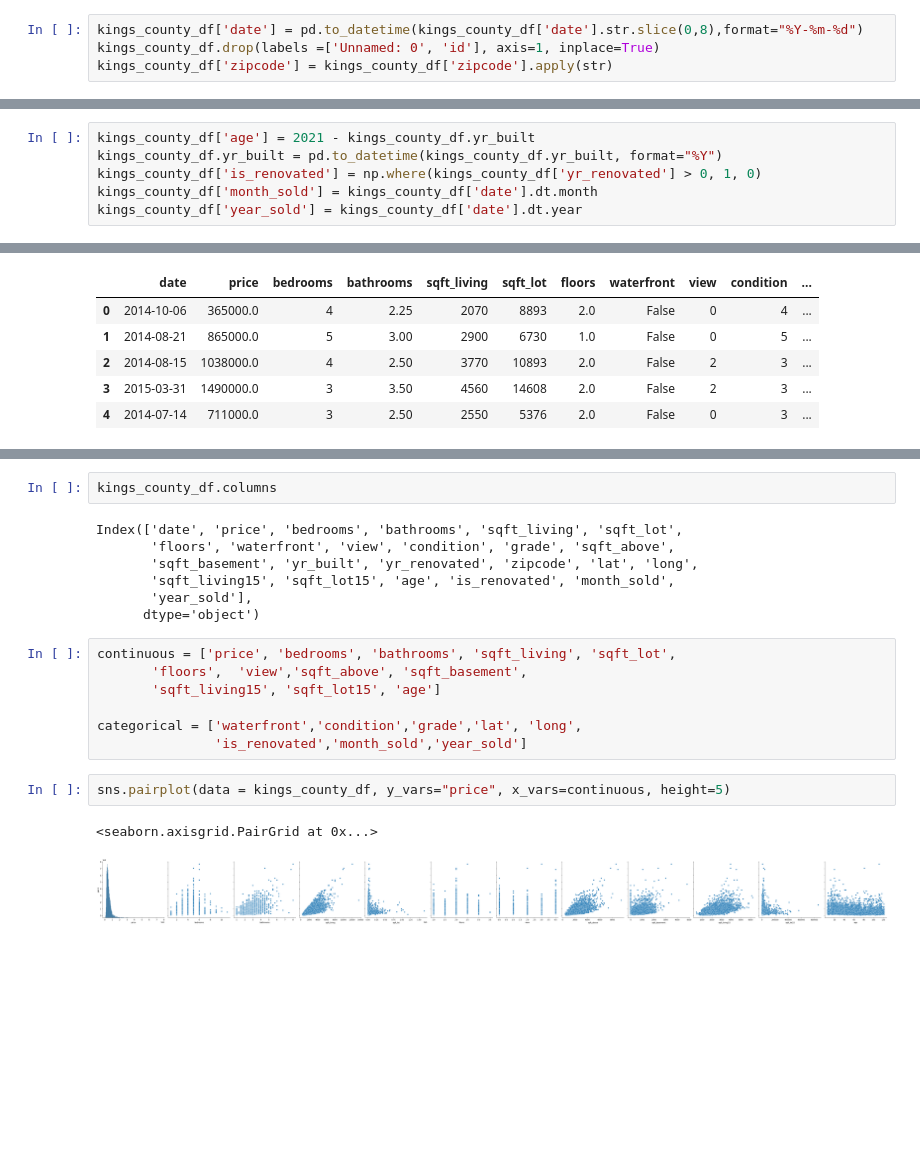
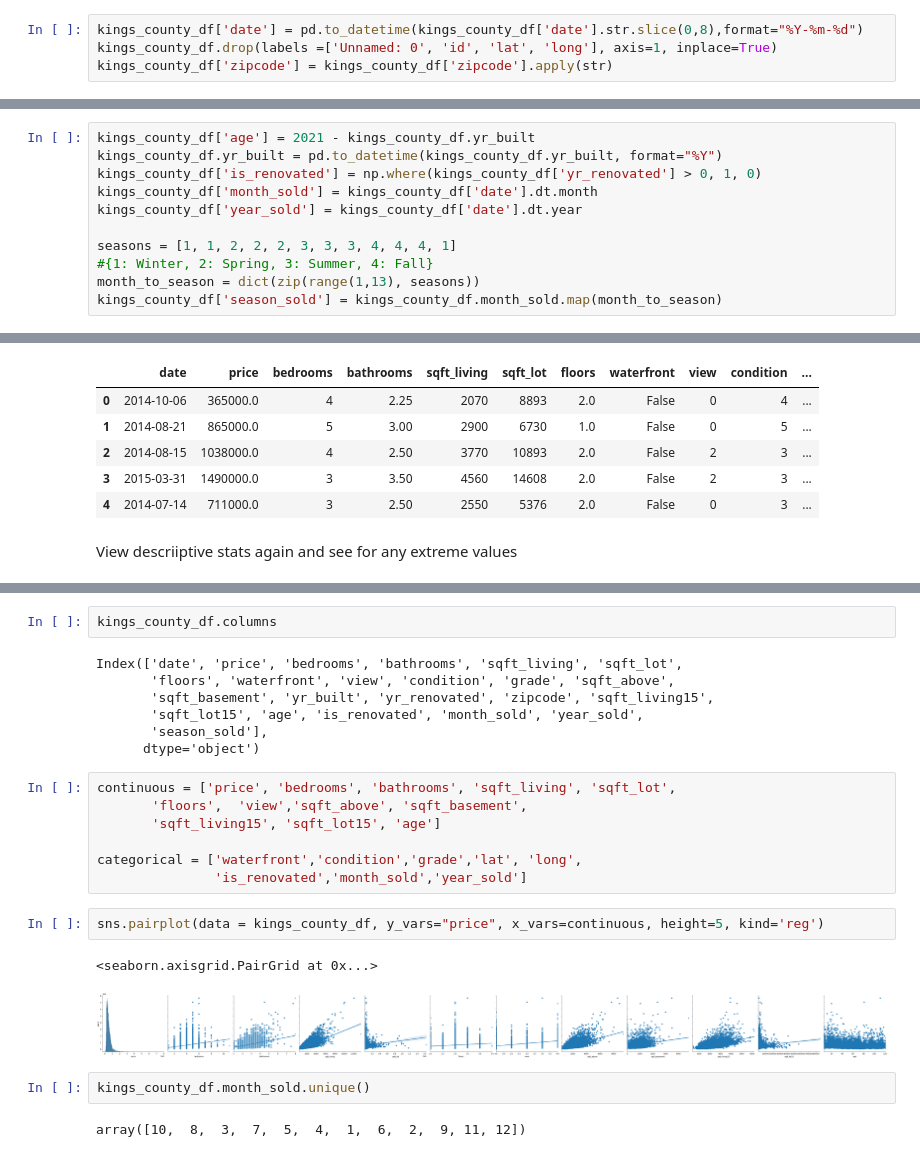
Before and after one commit to jasonarikupurathu/ds-east-042621-lectures, a Jupyter notebook: Phase_2/Phase2_project/Kings_County_Housing_Project.ipynb, the cells around one changed output, grey strips where cells are left out. Cells and saved outputs as stored; diff of their text form; blank space fills up the shorter version.

```diff
--- a/Phase_2/Phase2_project/Kings_County_Housing_Project.ipynb
+++ b/Phase_2/Phase2_project/Kings_County_Housing_Project.ipynb
@@ -58,4 +67,4 @@ kings_county_df.describe()
 # %%
 kings_county_df['date'] = pd.to_datetime(kings_county_df['date'].str.slice(0,8),format="%Y-%m-%d")
-kings_county_df.drop(labels =['Unnamed: 0', 'id'], axis=1, inplace=True)
+kings_county_df.drop(labels =['Unnamed: 0', 'id', 'lat', 'long'], axis=1, inplace=True)
 kings_county_df['zipcode'] = kings_county_df['zipcode'].apply(str)
@@ -157,6 +183,11 @@ kings_county_df.yr_built = pd.to_datetime(kings_county_df.yr_built, format="%Y")
 kings_county_df['is_renovated'] = np.where(kings_county_df['yr_renovated'] > 0, 1, 0)
 kings_county_df['month_sold'] = kings_county_df['date'].dt.month
 kings_county_df['year_sold'] = kings_county_df['date'].dt.year
+
+seasons = [1, 1, 2, 2, 2, 3, 3, 3, 4, 4, 4, 1]
+#{1: Winter, 2: Spring, 3: Summer, 4: Fall}
+month_to_season = dict(zip(range(1,13), seasons))
+kings_county_df['season_sold'] = kings_county_df.month_sold.map(month_to_season)
 # %%
 kings_county_df.head()
 # %% [output]
@@ -166,6 +197,8 @@ kings_county_df.head()
 | 2 | 2014-08-15 | 1038000.0 | 4 | 2.50 | 3770 | 10893 | 2.0 | False | 2 | 3 | ... |
 | 3 | 2015-03-31 | 1490000.0 | 3 | 3.50 | 4560 | 14608 | 2.0 | False | 2 | 3 | ... |
 | 4 | 2014-07-14 | 711000.0 | 3 | 2.50 | 2550 | 5376 | 2.0 | False | 0 | 3 | ... |
+# %% [markdown]
+View descriiptive stats again and see for any extreme values
 # %%
 kings_county_df.describe()
 # %% [output]
@@ -183,9 +216,9 @@ kings_county_df.columns
 # %% [output]
 Index(['date', 'price', 'bedrooms', 'bathrooms', 'sqft_living', 'sqft_lot',
        'floors', 'waterfront', 'view', 'condition', 'grade', 'sqft_above',
-       'sqft_basement', 'yr_built', 'yr_renovated', 'zipcode', 'lat', 'long',
-       'sqft_living15', 'sqft_lot15', 'age', 'is_renovated', 'month_sold',
-       'year_sold'],
+       'sqft_basement', 'yr_built', 'yr_renovated', 'zipcode', 'sqft_living15',
+       'sqft_lot15', 'age', 'is_renovated', 'month_sold', 'year_sold',
+       'season_sold'],
       dtype='object')
 # %%
 continuous = ['price', 'bedrooms', 'bathrooms', 'sqft_living', 'sqft_lot',
@@ -195,7 +228,11 @@ continuous = ['price', 'bedrooms', 'bathrooms', 'sqft_living', 'sqft_lot',
 categorical = ['waterfront','condition','grade','lat', 'long',
                'is_renovated','month_sold','year_sold']
 # %%
-sns.pairplot(data = kings_county_df, y_vars="price", x_vars=continuous, height=5)
+sns.pairplot(data = kings_county_df, y_vars="price", x_vars=continuous, height=5, kind='reg')
 # %% [output]
 <seaborn.axisgrid.PairGrid at 0x...>
-[figure, old version]
+[figure, new version]
+# %%
+kings_county_df.month_sold.unique()
+# %% [output]
+array([10,  8,  3,  7,  5,  4,  1,  6,  2,  9, 11, 12])
```
Also changed, not shown: parts of 29 cells of this notebook, 4 other files.
